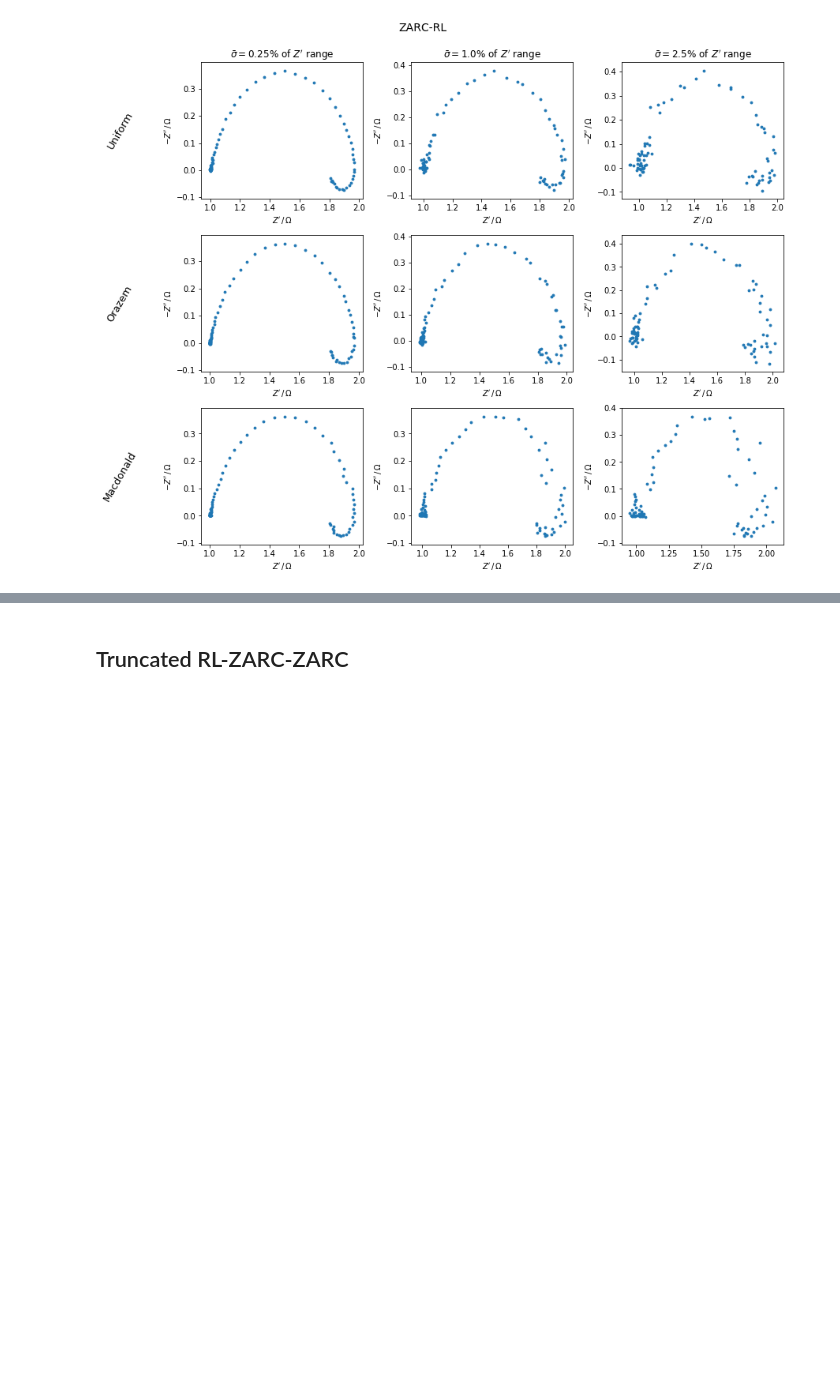
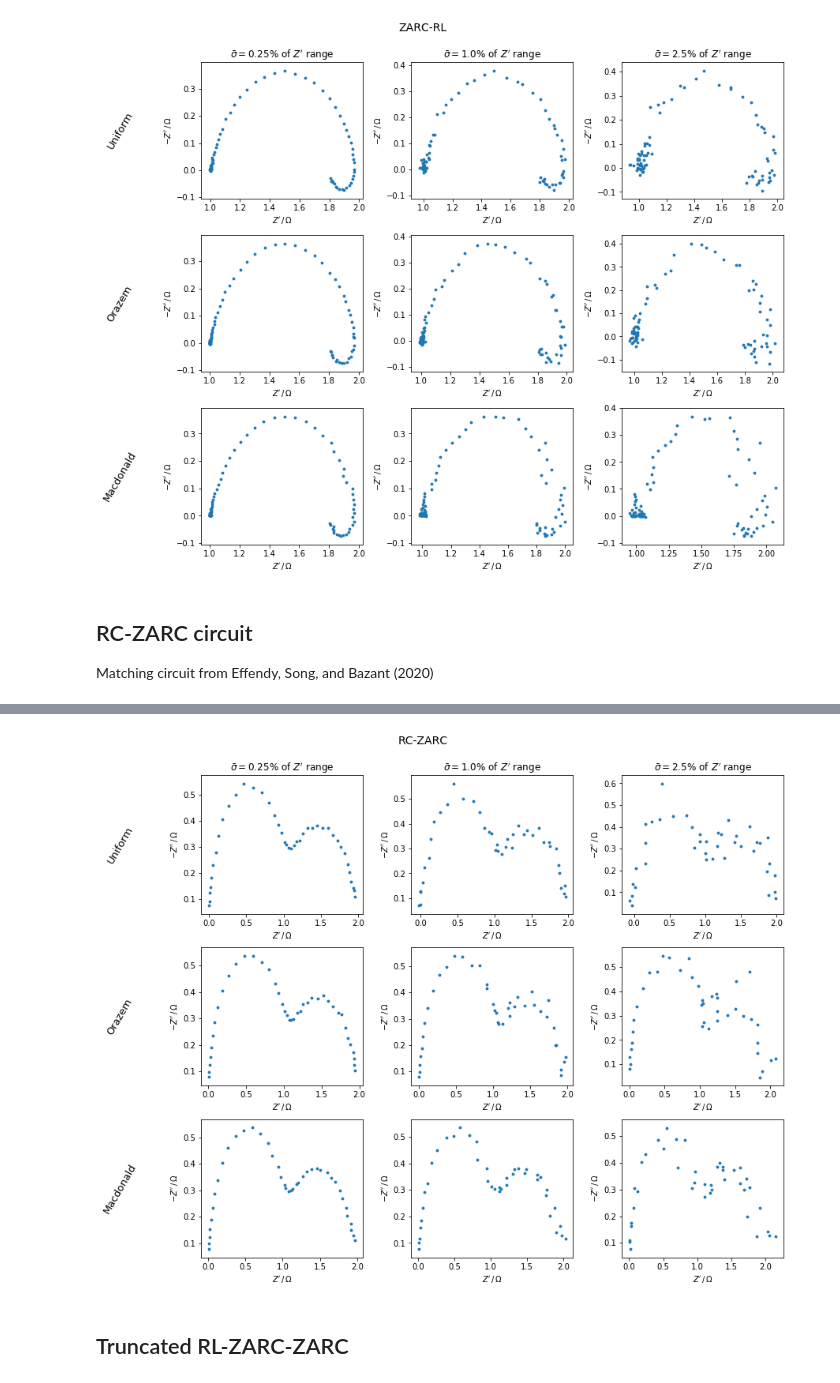
Before and after one commit to jdhuang-csm/bayes-drt, a Jupyter notebook: code_EchemActa/Data simulation.ipynb, the cells around one changed output, grey strips where cells are left out. Saved outputs shown, nothing was run; the diff lists cells and outputs as text; code cells hidden in the pictures; blank space fills up the shorter version.

```diff
--- a/code_EchemActa/Data simulation.ipynb
+++ b/code_EchemActa/Data simulation.ipynb
@@ -240,3 +242,6 @@ Simulating circuit based on initial parameters
 [figure]
 [figure]
 [figure]
+# %% [markdown]
+## RC-ZARC circuit
+Matching circuit from Effendy, Song, and Bazant (2020)
@@ -242,0 +258,71 @@ Simulating circuit based on initial parameters
+# %%
+rng = np.random.RandomState(seed=89347)
+
+label = 'RC-ZARC'
+
+Z = circ_rczarc.predict(freq_rcz)
+Z_range = np.max(Z.real) - np.min(Z.real)
+mean_zr = np.mean(np.abs(Z.real))
+mean_zi = np.mean(np.abs(Z.imag))
+
+mean_sigmas = [0.0025,0.01,0.025] # as fraction of Z_range
+
+fig,axes = plt.subplots(3,3,figsize=(13,10))
+
+# Save noiseless data
+df = gt.construct_eis_df(freq_rcz,Z)
+df.to_csv(os.path.join(sim_path,'Z_{}_noiseless.csv'.format(label)),index=False)
+
+# uniform noise
+# use the same seed for each noise level, but use different seeds for different circuits and different error structures
+unif_seed = rng.randint(1e5)
+for i,mean_sigma in enumerate(mean_sigmas):
+    Zn,sigma_r,sigma_i = add_simple_noise(Z,unif_seed,mean_sigma*Z_range,'uniform')
+    # check average deviation
+    print((np.mean(np.abs((Zn-Z).real)) + np.mean(np.abs((Zn-Z).imag)))/2)
+    df = gt.construct_eis_df(freq_rcz,Zn)
+    df['sigma_re'] = sigma_r
+    df['sigma_im'] = sigma_i
+    gt.plot_nyquist(df,ax=axes[0,i])
+#         print(f'{label}_uniform_{mean_sigma}.csv')
+    df.to_csv(os.path.join(sim_path,'Z_{}_uniform_{}.csv'.format(label,100*mean_sigma)),index=False)
+
+# Orazem model
+orazem_seed = rng.randint(1e5)
+for i,mean_sigma in enumerate(mean_sigmas):
+    # set alpha_re = alpha_im
+    alpha = mean_sigma*Z_range/(mean_zr+mean_zi)
+    Zn,sigma_r,sigma_i = add_model_noise(Z,orazem_seed,alpha,alpha,'Orazem')
+    # check average deviation
+    print((np.mean(np.abs((Zn-Z).real)) + np.mean(np.abs((Zn-Z).imag)))/2)
+    df = gt.construct_eis_df(freq_rcz,Zn)
+    df['sigma_re'] = sigma_r
+    df['sigma_im'] = sigma_i
+    gt.plot_nyquist(df,ax=axes[1,i])
+    df.to_csv(os.path.join(sim_path,'Z_{}_Orazem_{}.csv'.format(label,100*mean_sigma)),index=False)
+
+# Macdonald model
+macdonald_seed = rng.randint(1e5)
+for i,mean_sigma in enumerate(mean_sigmas):
+    # set alpha = 0.1*mean_sigma, leave remainder to proportional error
+    alpha = 0.1*mean_sigma*Z_range
+    beta = mean_sigma*1.8*Z_range/(mean_zr+mean_zi)
+    Zn,sigma_r,sigma_i = add_model_noise(Z,macdonald_seed,alpha,beta,'Macdonald')
+    # check average deviation
+    print((np.mean(np.abs((Zn-Z).real)) + np.mean(np.abs((Zn-Z).imag)))/2)
+    df = gt.construct_eis_df(freq_rcz,Zn)
+    df['sigma_re'] = sigma_r
+    df['sigma_im'] = sigma_i
+    gt.plot_nyquist(df,ax=axes[2,i])
+    df.to_csv(os.path.join(sim_path,'Z_{}_Macdonald_{}.csv'.format(label,100*mean_sigma)),index=False)
+
+for ax,mean_sigma in zip(axes[0],mean_sigmas):
+    ax.set_title(r'$\bar{{\sigma}}=${}% of $Z^\prime$ range'.format(100*mean_sigma))
+
+for ax, model in zip(axes[:,0],['Uniform','Orazem','Macdonald']):
+    ax.text(-0.5,0.5,model,transform=ax.transAxes,rotation=60,size=13,ha='center',va='center')
+
+    fig.tight_layout()
+    fig.subplots_adjust(left=0.2,wspace=0.3,top=0.91)
+    fig.suptitle(label,size=14)
+# %% [output]
@@ -243,3 +339,4 @@ Simulating circuit based on initial parameters
+[figure, added]
 # %% [markdown]
 ## Truncated RL-ZARC-ZARC
 # %%
```
Also changed, not shown: parts of 15 cells of this notebook, 1 other file.
